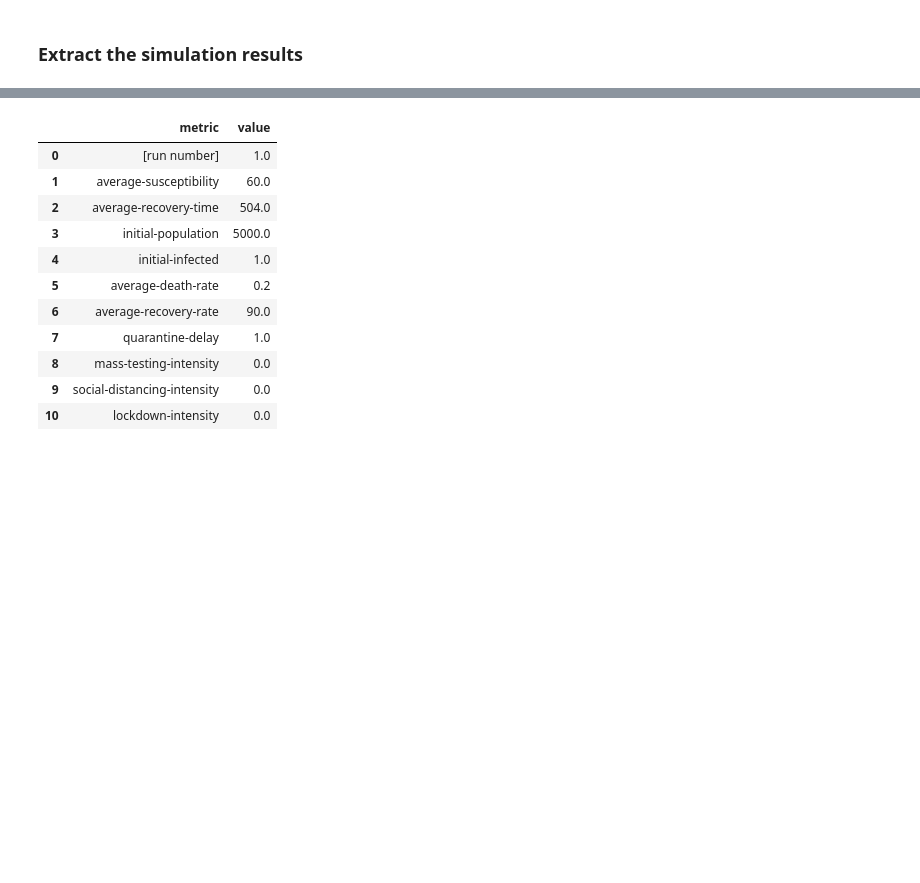
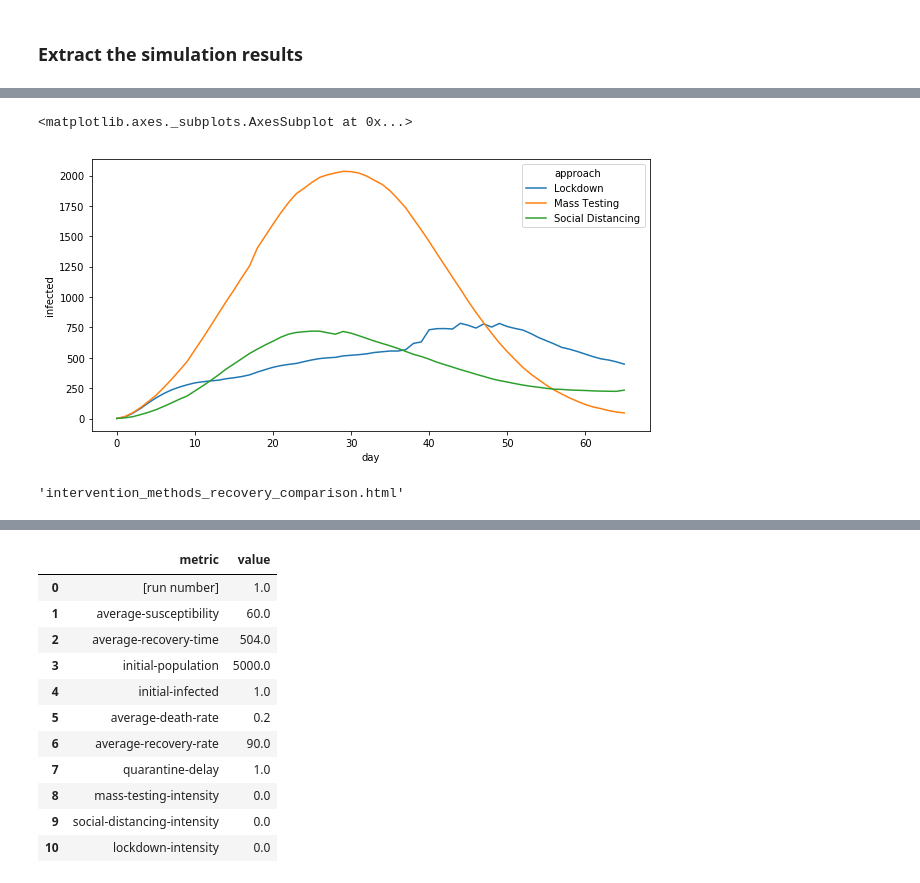
Before and after one commit to magoanalytics/agent-based-epidemiological-simulation, a Jupyter notebook: data_analysis/simulations_data_analysis.ipynb, the cells around one changed output, grey strips where cells are left out. Drawn from its saved outputs; the diff is of its cells as text; code cells hidden in the pictures; blank space fills up the shorter version.

```diff
--- a/data_analysis/simulations_data_analysis.ipynb
+++ b/data_analysis/simulations_data_analysis.ipynb
@@ -43,0 +53,47 @@ cb.ax.tick_params(labelsize=14)
+# %%
+ld = df[(df['lockdown_intensity'] > 0)
+   & (df['mass_testing_intensity'] == 0)
+   & (df['social_distancing_intensity'] == 0)].groupby(by = 'day').mean().round().reset_index()[['day','infected','deaths','recovered']]
+ld['approach'] = 'Lockdown'
+
+mt = df[(df['lockdown_intensity'] == 0)
+   & (df['mass_testing_intensity'] >= 0)
+   & (df['social_distancing_intensity'] == 0)].groupby(by = 'day').mean().round().reset_index()[['day','infected','deaths','recovered']]
+mt['approach'] = 'Mass Testing'
+
+sd = df[(df['lockdown_intensity'] == 0)
+   & (df['mass_testing_intensity'] == 0)
+   & (df['social_distancing_intensity'] >= 0)].groupby(by = 'day').mean().round().reset_index()[['day','infected','deaths','recovered']]
+sd['approach'] = 'Social Distancing'
+
+viz = ld.append([mt,sd])
+
+fig_dims = (10, 5)
+fig, ax = plt.subplots(figsize=fig_dims)
+sns.lineplot(x = 'day', y= 'infected',hue = 'approach', data = viz)
+# %% [output]
+<matplotlib.axes._subplots.AxesSubplot at 0x...>
+[figure, added]
+# %%
+import plotly.express as px
+import plotly.offline as py
+py.init_notebook_mode(connected=True)
+
+fig = px.line(viz, x="day", y="recovered", title='Interventions Recovery Trends', color = 'approach',
+             hover_data = ['infected', 'deaths', 'recovered'])
+
+fig.update_layout(
+    xaxis_title="Day",
+    yaxis_title="Recovered",
+    legend_title = 'Intervention Method',
+    title={
+        'y':0.9,
+        'x':0.5,
+        'xanchor': 'center',
+        'yanchor': 'top'}
+)
+
+
+py.plot(fig, filename = 'intervention_methods_recovery_comparison.html')
+# %% [output]
+'intervention_methods_recovery_comparison.html'
```
Also changed, not shown: parts of 22 cells of this notebook, 13 other files.
